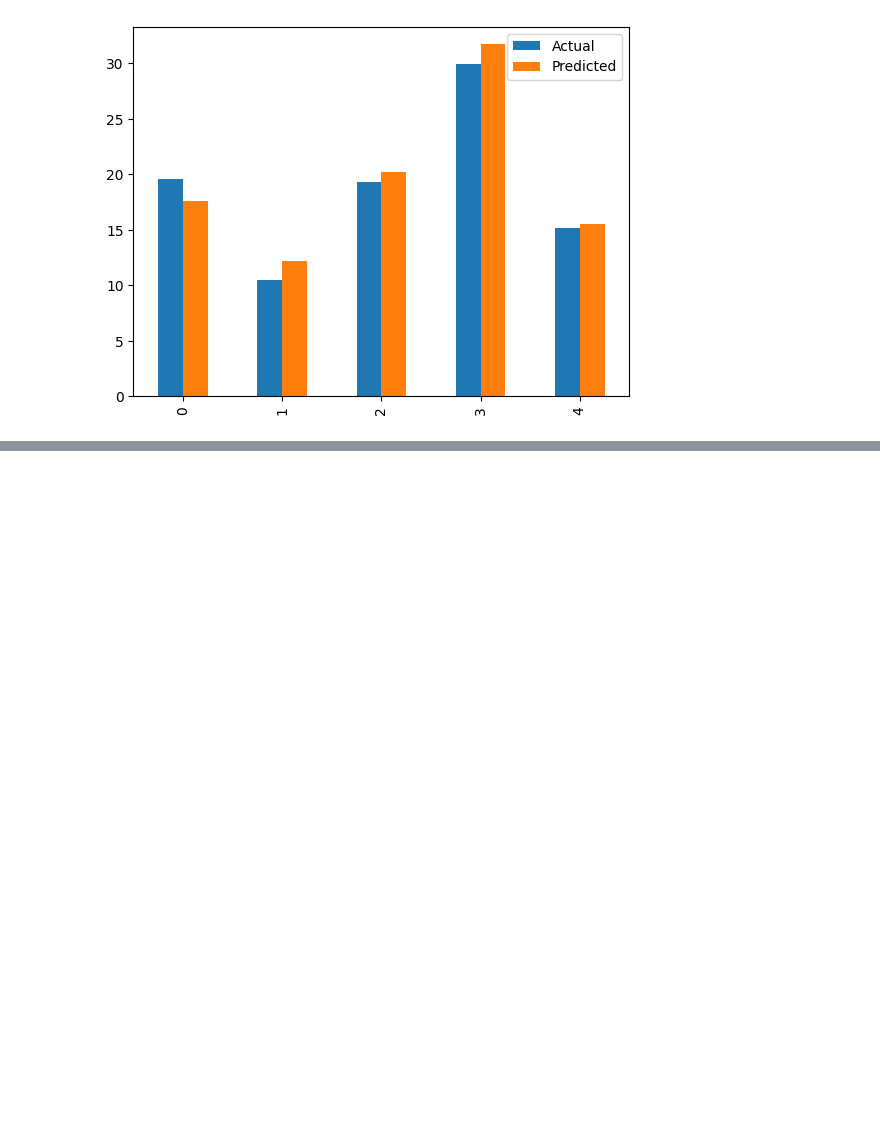
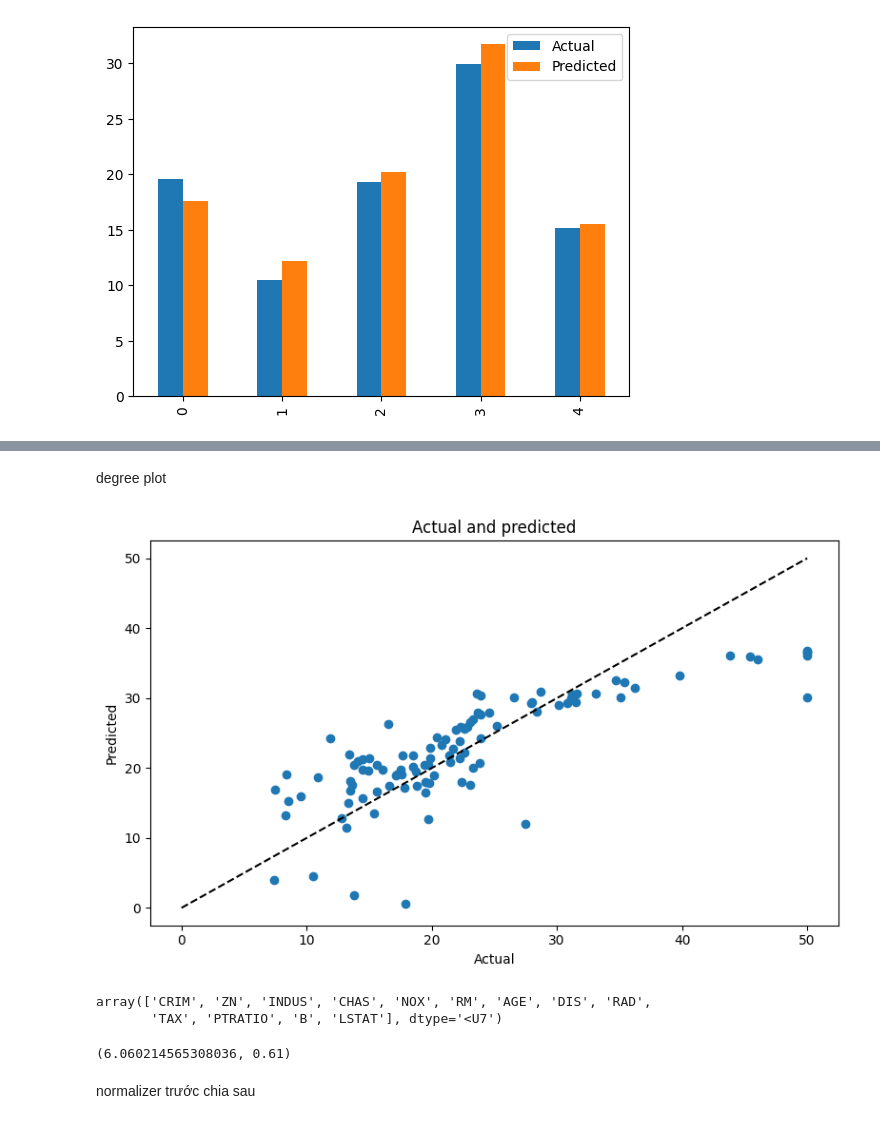
Before and after one commit to nangnguyen1204/data-ML-VTI2310, a Jupyter notebook: lesson6-linear-regression-model-1varriable/nang_ml_linear_boston.ipynb, the cells around one changed output, grey strips where cells are left out. Cells and saved outputs as stored; diff of their text form; code cells hidden in the pictures; blank space fills up the shorter version.

```diff
--- a/lesson6-linear-regression-model-1varriable/nang_ml_linear_boston (3).ipynb
+++ b/lesson6-linear-regression-model-1varriable/nang_ml_linear_boston.ipynb
@@ -668,0 +757,18 @@ df2.plot(kind='bar')
+# %% [markdown]
+degree plot
+# %%
+plt.figure(figsize = (8,5)) # tạo figure có kích thước 8x5 inches
+plt.scatter(y_test, y_train_predict_2)
+# vẽ đồ thị scatter có cột x là y_test và cột y là y_train_predict_2
+plt.plot([0,50], [0,50], '--k')
+# vẽ đường nét đứt từ điểm (0,0) tới (50,50)
+plt.axis('tight')
+# tự điều chỉnh các giới hạn trục biểu đồ khít xung quanh điểm dữ liệu
+plt.xlabel("Actual")
+plt.ylabel("Predicted")
+
+plt.title("Actual and predicted")
+plt.tight_layout()
+# tự điều chỉnh bố cục ô, đảm bảo các phần tử cách đều hợp lí
+# %% [output]
+[figure, added]
@@ -668,0 +792,13 @@ df2.plot(kind='bar')
+# %%
+boston_data.feature_names
+# %% [output]
+array(['CRIM', 'ZN', 'INDUS', 'CHAS', 'NOX', 'RM', 'AGE', 'DIS', 'RAD',
+       'TAX', 'PTRATIO', 'B', 'LSTAT'], dtype='<U7')
+# %%
+ft = ['RM', 'LSTAT', 'ZN']
+
+data_column(ft)
+# %% [output]
+(6.060214565308036, 0.61)
+# %% [markdown]
+normalizer trước chia sau
```
Also changed, not shown: parts of 30 cells of this notebook.
